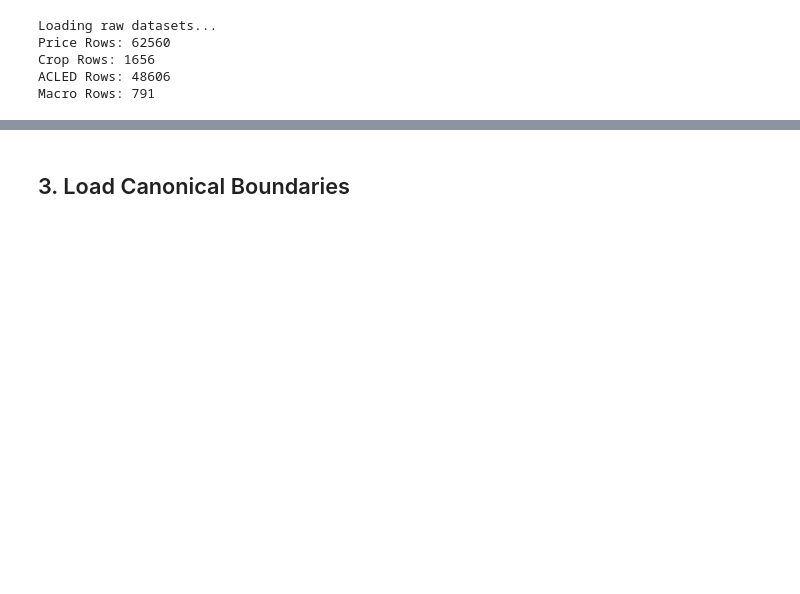
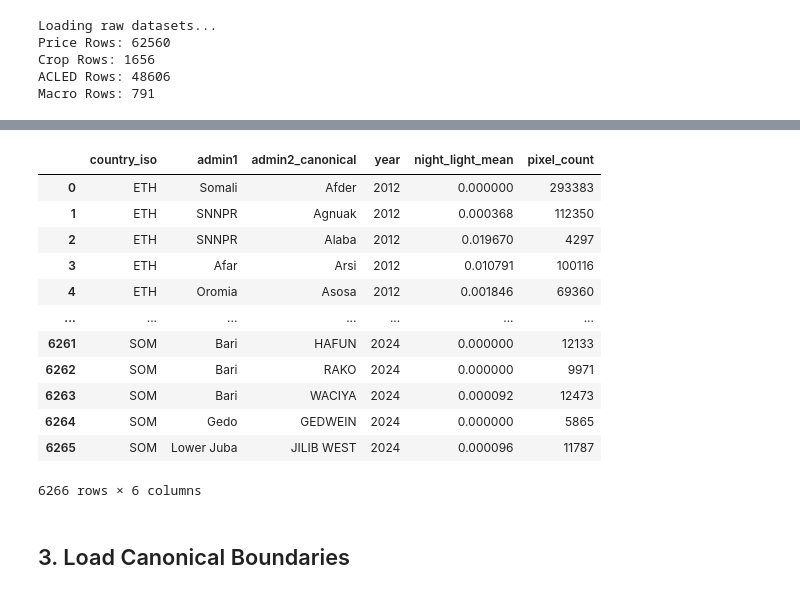
Before and after one commit to halim-jun/subnational_price_prediction, a Jupyter notebook: subnational_merge_notebook.ipynb, the cells around one changed output, grey strips where cells are left out. Drawn from its saved outputs; the diff is of its cells as text; code cells hidden in the pictures; blank space fills up the shorter version.

```diff
--- a/subnational_merge_notebook.ipynb
+++ b/subnational_merge_notebook.ipynb
@@ -271,3 +322,7 @@ Price Rows: 62560
 Crop Rows: 1656
 ACLED Rows: 48606
 Macro Rows: 791
+# %%
+night_lights_df = load_night_lights(DATA_DIR)
+night_lights_df
+# %% [output]
@@ -274,3 +331,16 @@ Macro Rows: 791
+|  | country_iso | admin1 | admin2_canonical | year | night_light_mean | pixel_count |
+| 0 | ETH | Somali | Afder | 2012 | 0.000000 | 293383 |
+| 1 | ETH | SNNPR | Agnuak | 2012 | 0.000368 | 112350 |
+| 2 | ETH | SNNPR | Alaba | 2012 | 0.019670 | 4297 |
+| 3 | ETH | Afar | Arsi | 2012 | 0.010791 | 100116 |
+| 4 | ETH | Oromia | Asosa | 2012 | 0.001846 | 69360 |
+| ... | ... | ... | ... | ... | ... | ... |
+| 6261 | SOM | Bari | HAFUN | 2024 | 0.000000 | 12133 |
+| 6262 | SOM | Bari | RAKO | 2024 | 0.000000 | 9971 |
+| 6263 | SOM | Bari | WACIYA | 2024 | 0.000092 | 12473 |
+| 6264 | SOM | Gedo | GEDWEIN | 2024 | 0.000000 | 5865 |
+| 6265 | SOM | Lower Juba | JILIB WEST | 2024 | 0.000096 | 11787 |
+6266 rows × 6 columns
 # %% [markdown]
 ## 3. Load Canonical Boundaries
 # %%
```
Also changed, not shown: parts of 18 cells of this notebook, 21 other files.
